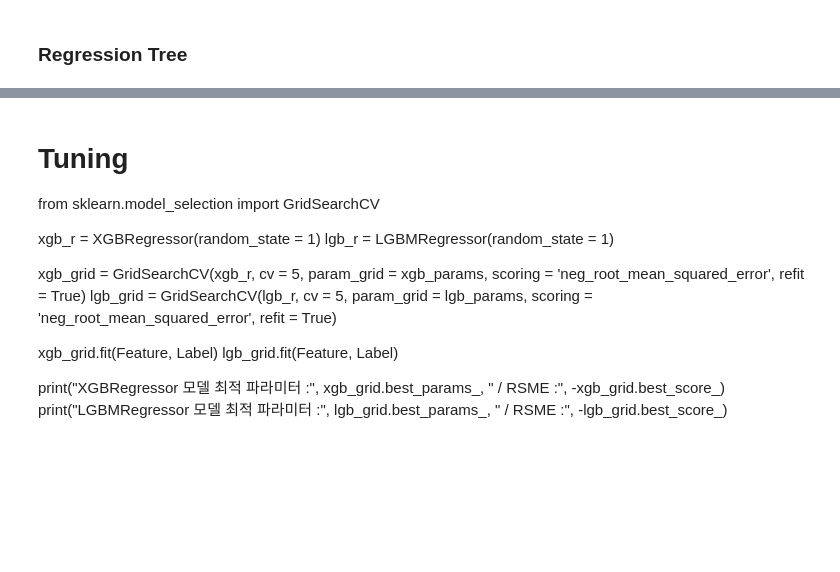
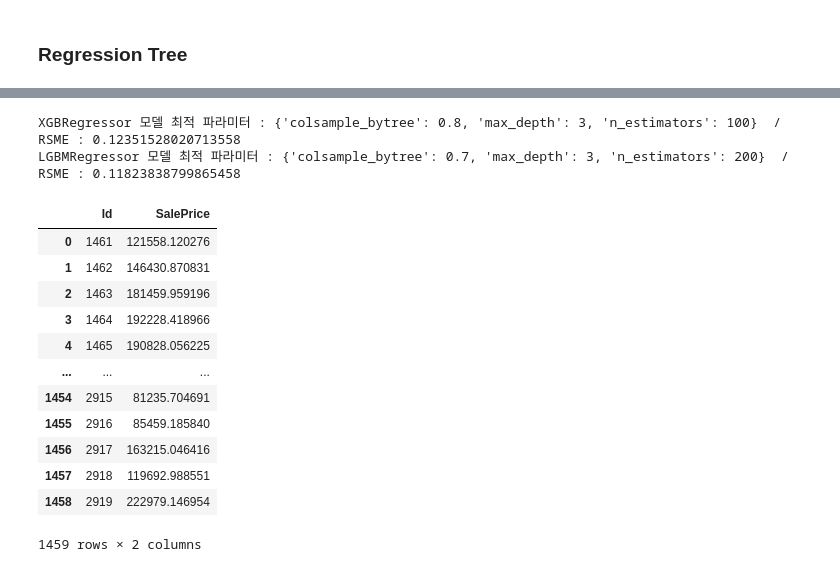
Before and after one commit to JeongHun01/Kaggle, a Jupyter notebook: House_prices/Attempt/Training.ipynb, the cells around one changed output, grey strips where cells are left out. Drawn from its saved outputs; the diff is of its cells as text; code cells hidden in the pictures; blank space fills up the shorter version.

Commit message:
Model

```diff
--- a/House_prices/Attempt/Training.ipynb
+++ b/House_prices/Attempt/Training.ipynb
@@ -399,22 +396,50 @@ print("튜닝 전 LGBMRegressor RMSE :", -np.mean(lgb_r_score))
 # %%
 # hyper parameter
-xgb_params = {'n_estimators' : [100, 150, 200], 'max_depth' : [i for i in range(3,11)], 'reg_lambda' : [0.001, 0.1, 1, 5, 10, 20, 50, 100], 'reg_alpha' : [0.001, 0.1, 1, 5, 10, 20, 50, 100],
+xgb_params = {'n_estimators' : [100, 150, 200], 'max_depth' : [i for i in range(3,11)],
               'colsample_bytree' : [0.5, 0.6, 0.7, 0.8, 0.9, 1]}
 
-lgb_params = {'n_estimators' : [100, 150, 200], 'max_depth' : [i for i in range(3,11)], 'reg_alpha' : [0.001, 0.1, 1, 5, 10, 20, 50, 100], 'reg_lambda' : [0.001, 0.1, 1, 5, 10, 20, 50, 100],
+lgb_params = {'n_estimators' : [100, 150, 200], 'max_depth' : [i for i in range(3,11)],
               'colsample_bytree' : [0.5, 0.6, 0.7, 0.8, 0.9, 1]}
-# %% [markdown]
-# Tuning
-from sklearn.model_selection import GridSearchCV
-
-xgb_r = XGBRegressor(random_state = 1)
-lgb_r = LGBMRegressor(random_state = 1)
-
-xgb_grid = GridSearchCV(xgb_r, cv = 5, param_grid = xgb_params, scoring = 'neg_root_mean_squared_error', refit = True)
-lgb_grid = GridSearchCV(lgb_r, cv = 5, param_grid = lgb_params, scoring = 'neg_root_mean_squared_error', refit = True)
-
-xgb_grid.fit(Feature, Label)
-lgb_grid.fit(Feature, Label)
-
-print("XGBRegressor 모델 최적 파라미터 :", xgb_grid.best_params_, " / RSME :", -xgb_grid.best_score_)
-print("LGBMRegressor 모델 최적 파라미터 :", lgb_grid.best_params_, " / RSME :", -lgb_grid.best_score_)
+# %%
+# Tuning
+from sklearn.model_selection import GridSearchCV
+
+xgb_r = XGBRegressor(random_state = 1)
+lgb_r = LGBMRegressor(random_state = 1)
+
+xgb_grid = GridSearchCV(xgb_r, cv = 5, param_grid = xgb_params, scoring = 'neg_root_mean_squared_error', refit = True)
+lgb_grid = GridSearchCV(lgb_r, cv = 5, param_grid = lgb_params, scoring = 'neg_root_mean_squared_error', refit = True)
+
+xgb_grid.fit(Feature, Label)
+lgb_grid.fit(Feature, Label)
+
+print("XGBRegressor 모델 최적 파라미터 :", xgb_grid.best_params_, " / RSME :", -xgb_grid.best_score_)
+print("LGBMRegressor 모델 최적 파라미터 :", lgb_grid.best_params_, " / RSME :", -lgb_grid.best_score_)
+# %% [output]
+XGBRegressor 모델 최적 파라미터 : {'colsample_bytree': 0.8, 'max_depth': 3, 'n_estimators': 100}  / RSME : 0.12351528020713558
+LGBMRegressor 모델 최적 파라미터 : {'colsample_bytree': 0.7, 'max_depth': 3, 'n_estimators': 200}  / RSME : 0.11823838799865458
+# %%
+#submission
+prediction = np.expm1(lgb_grid.predict(test_df))
+
+submission = pd.DataFrame({
+"Id":sub_df['Id'],
+"SalePrice": prediction
+})
+display(submission)
+
+submission.to_csv('submission.csv',index=False)
+# %% [output]
+|  | Id | SalePrice |
+| 0 | 1461 | 121558.120276 |
+| 1 | 1462 | 146430.870831 |
+| 2 | 1463 | 181459.959196 |
+| 3 | 1464 | 192228.418966 |
+| 4 | 1465 | 190828.056225 |
+| ... | ... | ... |
+| 1454 | 2915 | 81235.704691 |
+| 1455 | 2916 | 85459.185840 |
+| 1456 | 2917 | 163215.046416 |
+| 1457 | 2918 | 119692.988551 |
+| 1458 | 2919 | 222979.146954 |
+1459 rows × 2 columns
```
Also changed, not shown: parts of 15 cells of this notebook.
